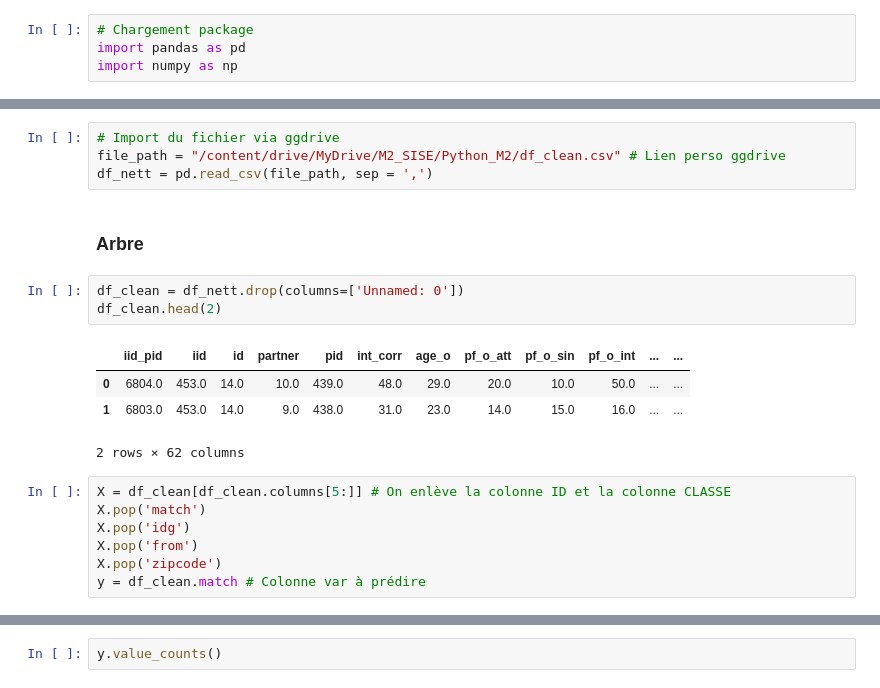
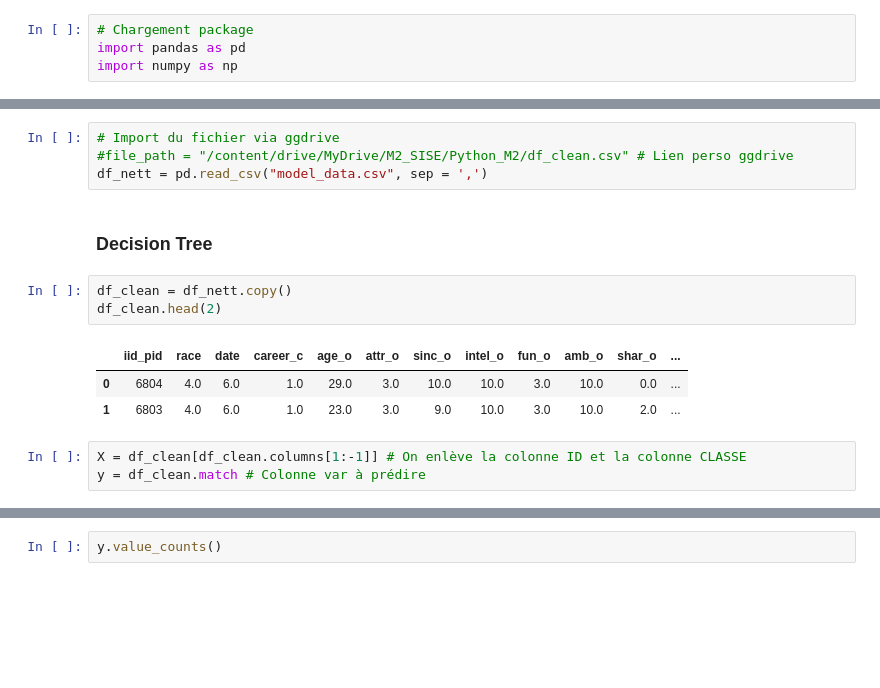
Before and after one commit to Skarbkit/M2_SISE-EasyDate, a Jupyter notebook: scripts_colab/models/decision_tree.ipynb, the cells around one changed output, grey strips where cells are left out. Saved outputs shown, nothing was run; the diff lists cells and outputs as text; blank space fills up the shorter version.

Commit message:
Update decision tree
Ajout de l'import, prédiction et export sur le submissions pour la compétition kaggle

```diff
--- a/scripts_colab/models/decision_tree.ipynb
+++ b/scripts_colab/models/decision_tree.ipynb
@@ -13,23 +11,18 @@ Mounted at /content/drive
 # %%
 # Import du fichier via ggdrive
-file_path = "/content/drive/MyDrive/M2_SISE/Python_M2/df_clean.csv" # Lien perso ggdrive
-df_nett = pd.read_csv(file_path, sep = ',')
+#file_path = "/content/drive/MyDrive/M2_SISE/Python_M2/df_clean.csv" # Lien perso ggdrive
+df_nett = pd.read_csv("model_data.csv", sep = ',')
-# %% [markdown]
-### Arbre
+# %% [markdown]
+### Decision Tree
 # %%
-df_clean = df_nett.drop(columns=['Unnamed: 0'])
+df_clean = df_nett.copy()
 df_clean.head(2)
 # %% [output]
-|  | iid_pid | iid | id | partner | pid | int_corr | age_o | pf_o_att | pf_o_sin | pf_o_int | ... | ... |
-| 0 | 6804.0 | 453.0 | 14.0 | 10.0 | 439.0 | 48.0 | 29.0 | 20.0 | 10.0 | 50.0 | ... | ... |
-| 1 | 6803.0 | 453.0 | 14.0 | 9.0 | 438.0 | 31.0 | 23.0 | 14.0 | 15.0 | 16.0 | ... | ... |
+|  | iid_pid | race | date | career_c | age_o | attr_o | sinc_o | intel_o | fun_o | amb_o | shar_o | ... |
+| 0 | 6804 | 4.0 | 6.0 | 1.0 | 29.0 | 3.0 | 10.0 | 10.0 | 3.0 | 10.0 | 0.0 | ... |
+| 1 | 6803 | 4.0 | 6.0 | 1.0 | 23.0 | 3.0 | 9.0 | 10.0 | 3.0 | 10.0 | 2.0 | ... |
-2 rows × 62 columns
 # %%
-X = df_clean[df_clean.columns[5:]] # On enlève la colonne ID et la colonne CLASSE
-X.pop('match')
-X.pop('idg')
-X.pop('from')
-X.pop('zipcode')
+X = df_clean[df_clean.columns[1:-1]] # On enlève la colonne ID et la colonne CLASSE
 y = df_clean.match # Colonne var à prédire
 # %%
 X.info()
```
Also changed, not shown: parts of 51 cells of this notebook.
